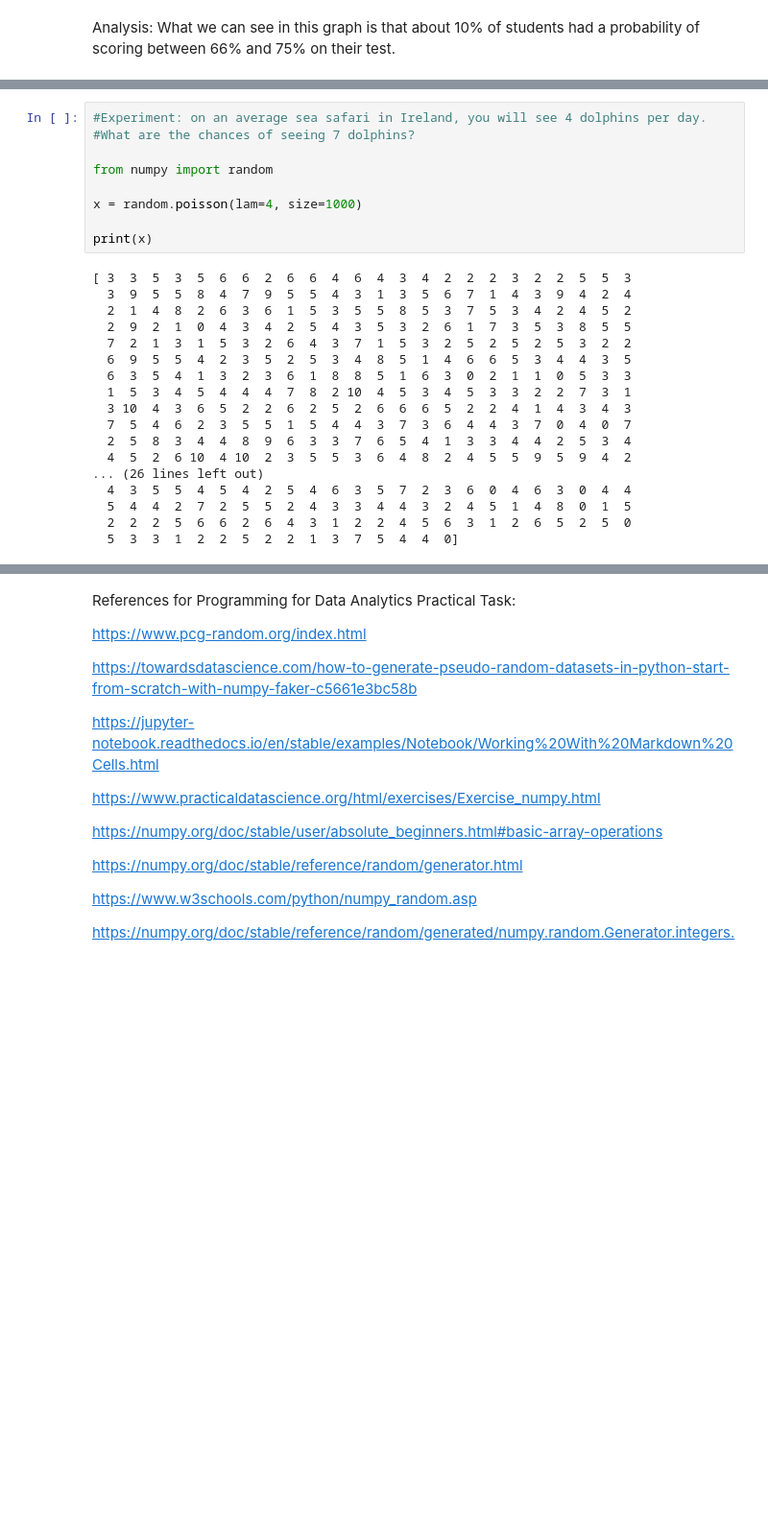
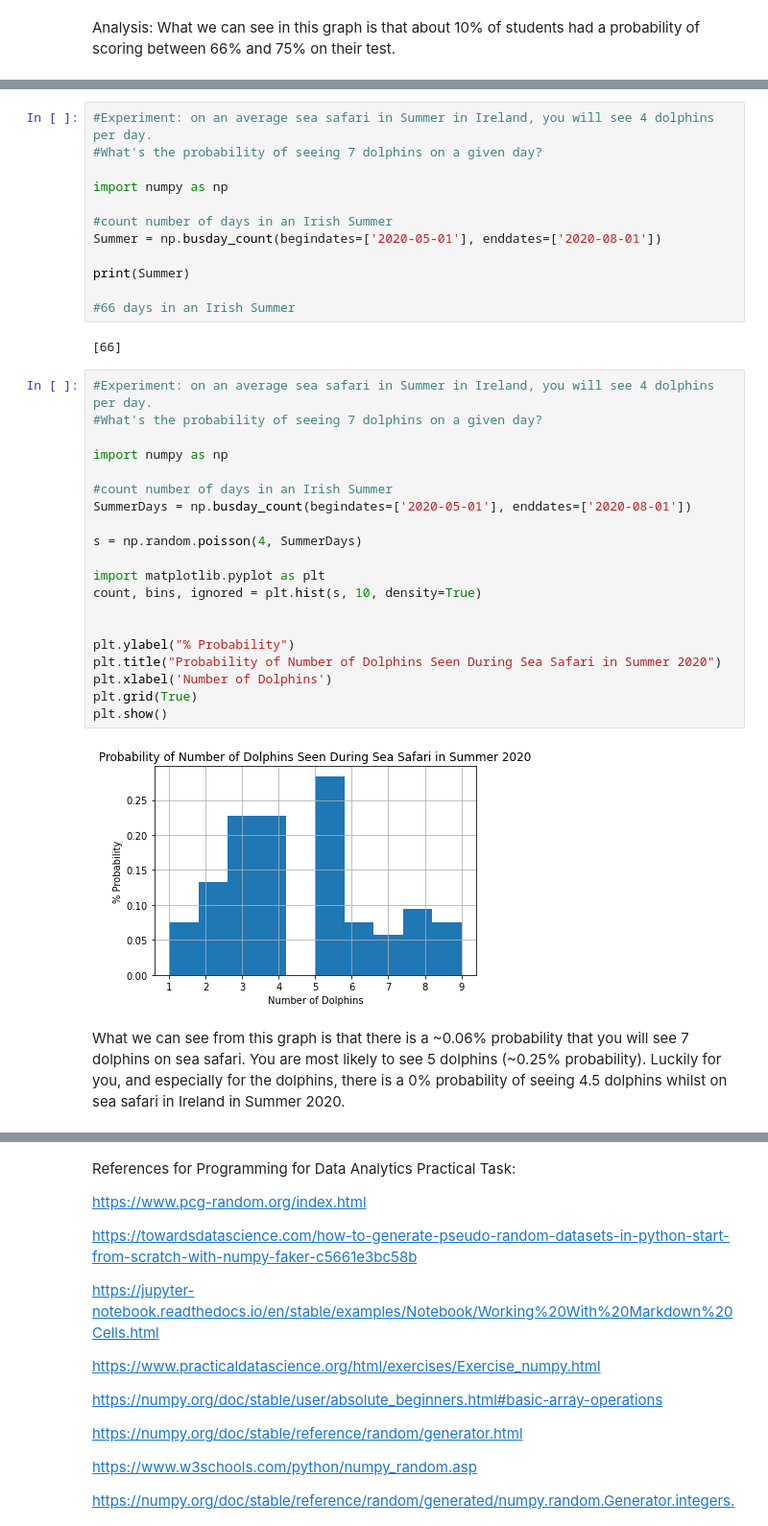
Before and after one commit to KeelyC0d3s/ProgrammingDataAnalysisHW, a Jupyter notebook: numpy.random package.ipynb, the cells around one changed output, grey strips where cells are left out. Shown at 96% size. Saved outputs shown, nothing was run; the diff lists cells and outputs as text; blank space fills up the shorter version.

Commit message:
Finished Poisson

```diff
--- a/numpy.random package.ipynb
+++ b/numpy.random package.ipynb
@@ -217,32 +217,43 @@ e is Euler's number, a mathematical constant.
 
 Below I have created a Poisson experiment using Numpy.
 # %%
-#Experiment: on an average sea safari in Ireland, you will see 4 dolphins per day.
-#What are the chances of seeing 7 dolphins?
+#Experiment: on an average sea safari in Summer in Ireland, you will see 4 dolphins per day.
+#What's the probability of seeing 7 dolphins on a given day?
 
-from numpy import random
+import numpy as np
 
-x = random.poisson(lam=4, size=1000)
+#count number of days in an Irish Summer
+Summer = np.busday_count(begindates=['2020-05-01'], enddates=['2020-08-01'])
 
-print(x)
+print(Summer)
+
+#66 days in an Irish Summer
 # %% [output]
-[ 3  3  5  3  5  6  6  2  6  6  4  6  4  3  4  2  2  2  3  2  2  5  5  3
-  3  9  5  5  8  4  7  9  5  5  4  3  1  3  5  6  7  1  4  3  9  4  2  4
-  2  1  4  8  2  6  3  6  1  5  3  5  5  8  5  3  7  5  3  4  2  4  5  2
-  2  9  2  1  0  4  3  4  2  5  4  3  5  3  2  6  1  7  3  5  3  8  5  5
-  7  2  1  3  1  5  3  2  6  4  3  7  1  5  3  2  5  2  5  2  5  3  2  2
-  6  9  5  5  4  2  3  5  2  5  3  4  8  5  1  4  6  6  5  3  4  4  3  5
-  6  3  5  4  1  3  2  3  6  1  8  8  5  1  6  3  0  2  1  1  0  5  3  3
-  1  5  3  4  5  4  4  4  7  8  2 10  4  5  3  4  5  3  3  2  2  7  3  1
-  3 10  4  3  6  5  2  2  6  2  5  2  6  6  6  5  2  2  4  1  4  3  4  3
-  7  5  4  6  2  3  5  5  1  5  4  4  3  7  3  6  4  4  3  7  0  4  0  7
-  2  5  8  3  4  4  8  9  6  3  3  7  6  5  4  1  3  3  4  4  2  5  3  4
-  4  5  2  6 10  4 10  2  3  5  5  3  6  4  8  2  4  5  5  9  5  9  4  2
-... (26 lines left out)
-  4  3  5  5  4  5  4  2  5  4  6  3  5  7  2  3  6  0  4  6  3  0  4  4
-  5  4  4  2  7  2  5  5  2  4  3  3  4  4  3  2  4  5  1  4  8  0  1  5
-  2  2  2  5  6  6  2  6  4  3  1  2  2  4  5  6  3  1  2  6  5  2  5  0
-  5  3  3  1  2  2  5  2  2  1  3  7  5  4  4  0]
+[66]
+# %%
+#Experiment: on an average sea safari in Summer in Ireland, you will see 4 dolphins per day.
+#What's the probability of seeing 7 dolphins on a given day?
+
+import numpy as np
+
+#count number of days in an Irish Summer
+SummerDays = np.busday_count(begindates=['2020-05-01'], enddates=['2020-08-01'])
+
+s = np.random.poisson(4, SummerDays)
+
+import matplotlib.pyplot as plt
+count, bins, ignored = plt.hist(s, 10, density=True)
+
+
+plt.ylabel("% Probability")
+plt.title("Probability of Number of Dolphins Seen During Sea Safari in Summer 2020")
+plt.xlabel('Number of Dolphins')
+plt.grid(True)
+plt.show()
+# %% [output]
+[figure, added]
+# %% [markdown]
+What we can see from this graph is that there is a ~0.06% probability that you will see 7 dolphins on sea safari. You are most likely to see 5 dolphins (~0.25% probability). Luckily for you, and especially for the dolphins, there is a 0% probability of seeing 4.5 dolphins whilst on sea safari in Ireland in Summer 2020.
 # %%
 from numpy import random
 import matplotlib.pyplot as plt
```
Also changed, not shown: parts of 2 cells of this notebook.
